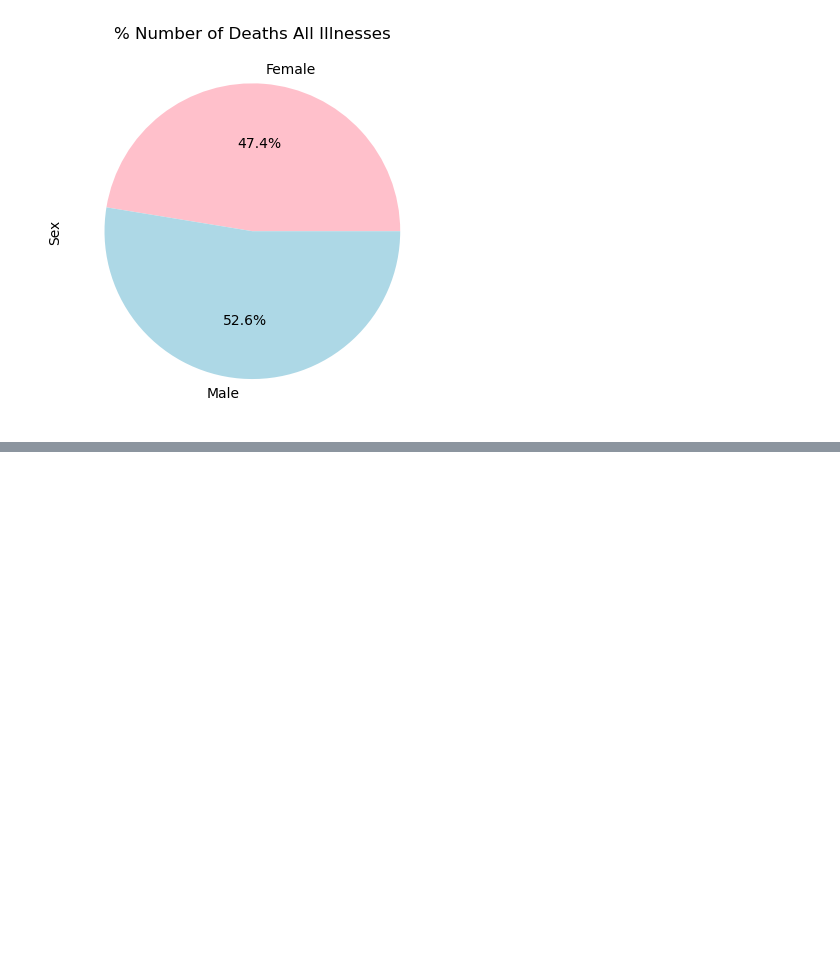
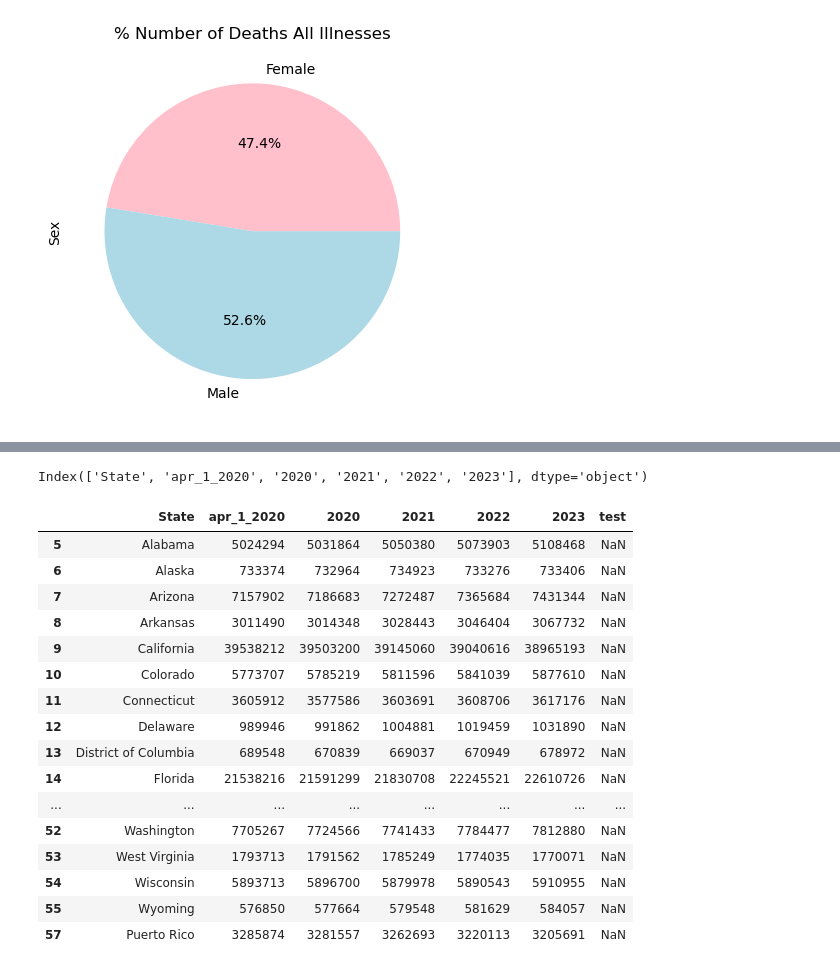
Before and after one commit to Bgrlgymnast/project-3-data-ethics-group4, a Jupyter notebook: Team4-COVID.ipynb, the cells around one changed output, grey strips where cells are left out. Saved outputs shown, nothing was run; the diff lists cells and outputs as text; code cells hidden in the pictures; blank space fills up the shorter version.

```diff
--- a/Team4-COVID.ipynb
+++ b/Team4-COVID.ipynb
@@ -339,3 +343,9 @@ sex_count.plot(kind="pie", autopct="%1.1f%%", ylabel="Sex", title="% Number of D
 # %% [output]
 <Axes: title={'center': '% Number of Deaths All Illnesses'}, ylabel='Sex'>
 [figure]
+# %%
+import json
+with open("us_pop_info.json") as f:
+    data = json.load(f)
+us_pop_info = pd.DataFrame(data=data)
+pp(data)
@@ -341,0 +370,27 @@ sex_count.plot(kind="pie", autopct="%1.1f%%", ylabel="Sex", title="% Number of D
+# %%
+us_pop_info.keys()
+# %% [output]
+Index(['State', 'apr_1_2020', '2020', '2021', '2022', '2023'], dtype='object')
+# %%
+Y2020=us_pop_info["2020"]
+Y2020=Y2020.to_dict()
+us_pop_info["test"]= us_pop_info["2020"].map(Y2020)
+us_pop_info
+# %% [output]
+|  | State | apr_1_2020 | 2020 | 2021 | 2022 | 2023 | test |
+| 5 | Alabama | 5024294 | 5031864 | 5050380 | 5073903 | 5108468 | NaN |
+| 6 | Alaska | 733374 | 732964 | 734923 | 733276 | 733406 | NaN |
+| 7 | Arizona | 7157902 | 7186683 | 7272487 | 7365684 | 7431344 | NaN |
+| 8 | Arkansas | 3011490 | 3014348 | 3028443 | 3046404 | 3067732 | NaN |
+| 9 | California | 39538212 | 39503200 | 39145060 | 39040616 | 38965193 | NaN |
+| 10 | Colorado | 5773707 | 5785219 | 5811596 | 5841039 | 5877610 | NaN |
+| 11 | Connecticut | 3605912 | 3577586 | 3603691 | 3608706 | 3617176 | NaN |
+| 12 | Delaware | 989946 | 991862 | 1004881 | 1019459 | 1031890 | NaN |
+| 13 | District of Columbia | 689548 | 670839 | 669037 | 670949 | 678972 | NaN |
+| 14 | Florida | 21538216 | 21591299 | 21830708 | 22245521 | 22610726 | NaN |
+| ... | ... | ... | ... | ... | ... | ... | ... |
+| 52 | Washington | 7705267 | 7724566 | 7741433 | 7784477 | 7812880 | NaN |
+| 53 | West Virginia | 1793713 | 1791562 | 1785249 | 1774035 | 1770071 | NaN |
+| 54 | Wisconsin | 5893713 | 5896700 | 5879978 | 5890543 | 5910955 | NaN |
+| 55 | Wyoming | 576850 | 577664 | 579548 | 581629 | 584057 | NaN |
+| 57 | Puerto Rico | 3285874 | 3281557 | 3262693 | 3220113 | 3205691 | NaN |
```
Also changed, not shown: parts of 4 cells of this notebook, 6 other files.
